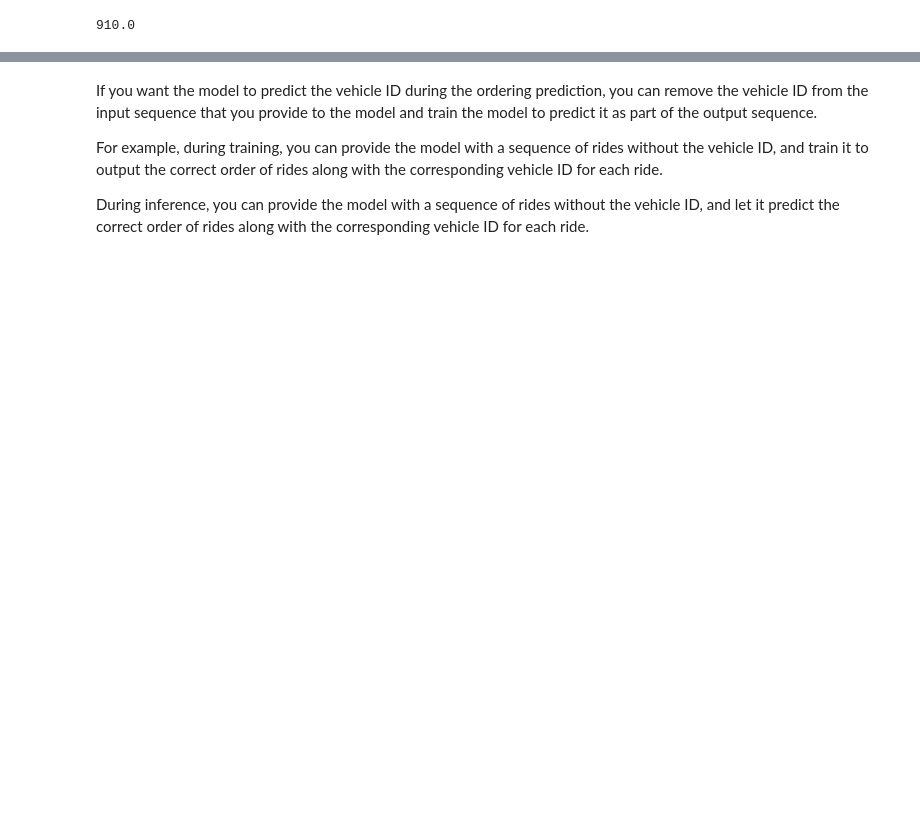
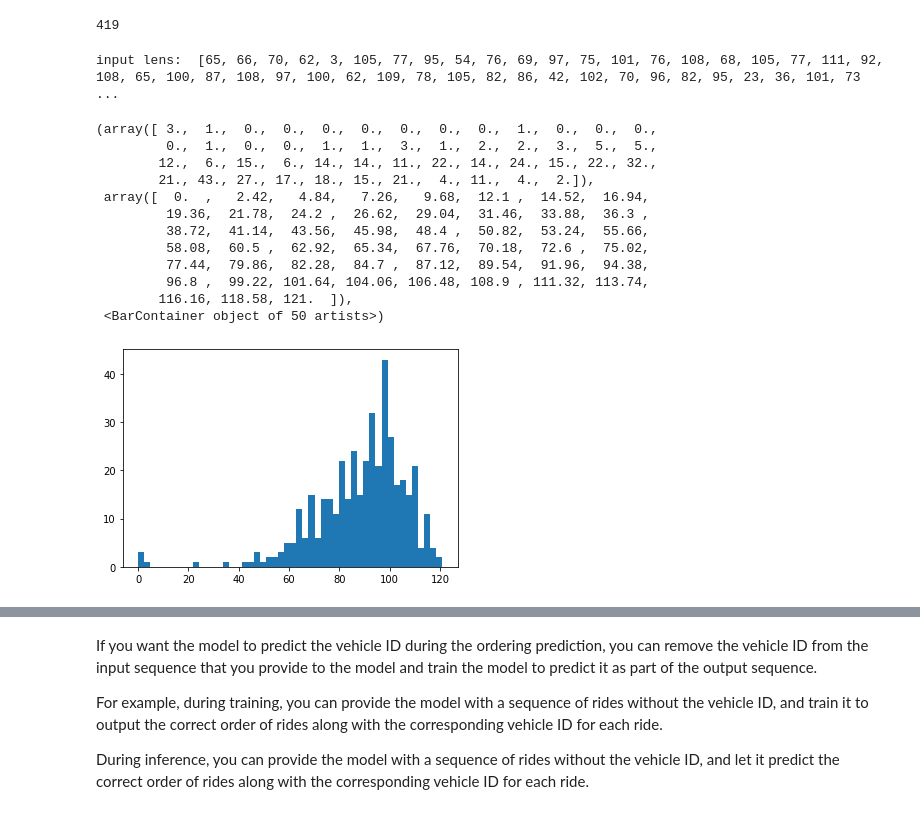
Before and after one commit to GarettGazay/ai_projects, a Jupyter notebook: RouteBuilder_TFR.ipynb, the cells around one changed output, grey strips where cells are left out. Drawn from its saved outputs; the diff is of its cells as text; code cells hidden in the pictures; blank space fills up the shorter version.

```diff
--- a/RouteBuilder_TFR.ipynb
+++ b/RouteBuilder_TFR.ipynb
@@ -161,11 +229,25 @@ for i in rides_dataset[6]['target'][:3]:
-# %%
-# Chunk input and target sequences
-largest_sequence = 2730 #  len of the largest token sequence in the dataset
-num_chunks = 3 # how many chunks we want to break the sequence up into
-ride_overlap_size = 4 # number of overlapping rides on either side of a chunk to chunk overlap
-ride_token_len = 22 # number of tokens in each ride including the '|' seperator and <SEP>, this is used to multiply by the ride_overlap_size to determine how many rides will overlap into the next chunk
-chunk_size = (largest_sequence / num_chunks) # extend the chunk size by the additional needed token spaces so the largest sequences in the dataset can be exposed in their entirety to the model - this is needed due to the overlapping of ride tokens and the threshold
-
-print(chunk_size)
-# %% [output]
-910.0
+# %%
+len(day)
+# %% [output]
+419
+# %%
+# This plot shows where the cluster of number of rides per day is, from here we can drop outlies like those below 65
+import matplotlib.pyplot as plt
+input_lens = [len(x) for x in target_order]
+print('input lens: ', input_lens)
+plt.hist(input_lens, bins=50)
+# %% [output]
+input lens:  [65, 66, 70, 62, 3, 105, 77, 95, 54, 76, 69, 97, 75, 101, 76, 108, 68, 105, 77, 111, 92, 108, 65, 100, 87, 108, 97, 100, 62, 109, 78, 105, 82, 86, 42, 102, 70, 96, 82, 95, 23, 36, 101, 73 ...
+(array([ 3.,  1.,  0.,  0.,  0.,  0.,  0.,  0.,  0.,  1.,  0.,  0.,  0.,
+         0.,  1.,  0.,  0.,  1.,  1.,  3.,  1.,  2.,  2.,  3.,  5.,  5.,
+        12.,  6., 15.,  6., 14., 14., 11., 22., 14., 24., 15., 22., 32.,
+        21., 43., 27., 17., 18., 15., 21.,  4., 11.,  4.,  2.]),
+ array([  0.  ,   2.42,   4.84,   7.26,   9.68,  12.1 ,  14.52,  16.94,
+         19.36,  21.78,  24.2 ,  26.62,  29.04,  31.46,  33.88,  36.3 ,
+         38.72,  41.14,  43.56,  45.98,  48.4 ,  50.82,  53.24,  55.66,
+         58.08,  60.5 ,  62.92,  65.34,  67.76,  70.18,  72.6 ,  75.02,
+         77.44,  79.86,  82.28,  84.7 ,  87.12,  89.54,  91.96,  94.38,
+         96.8 ,  99.22, 101.64, 104.06, 106.48, 108.9 , 111.32, 113.74,
+        116.16, 118.58, 121.  ]),
+ <BarContainer object of 50 artists>)
+[figure, added]
```
Also changed, not shown: parts of 60 cells of this notebook.
